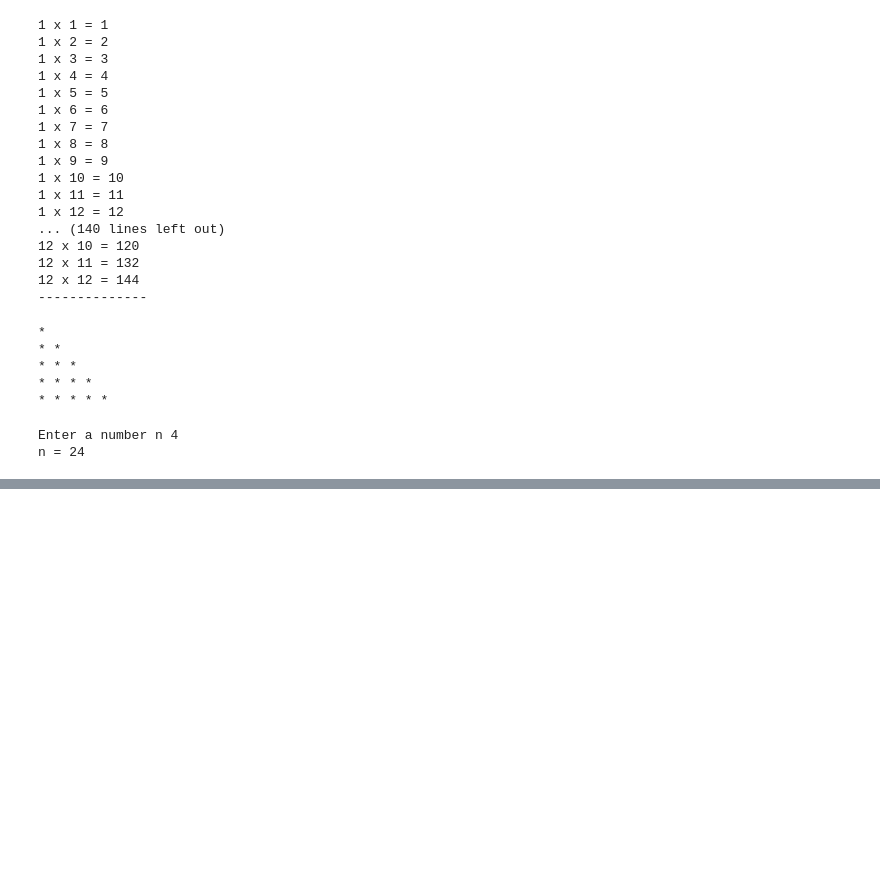
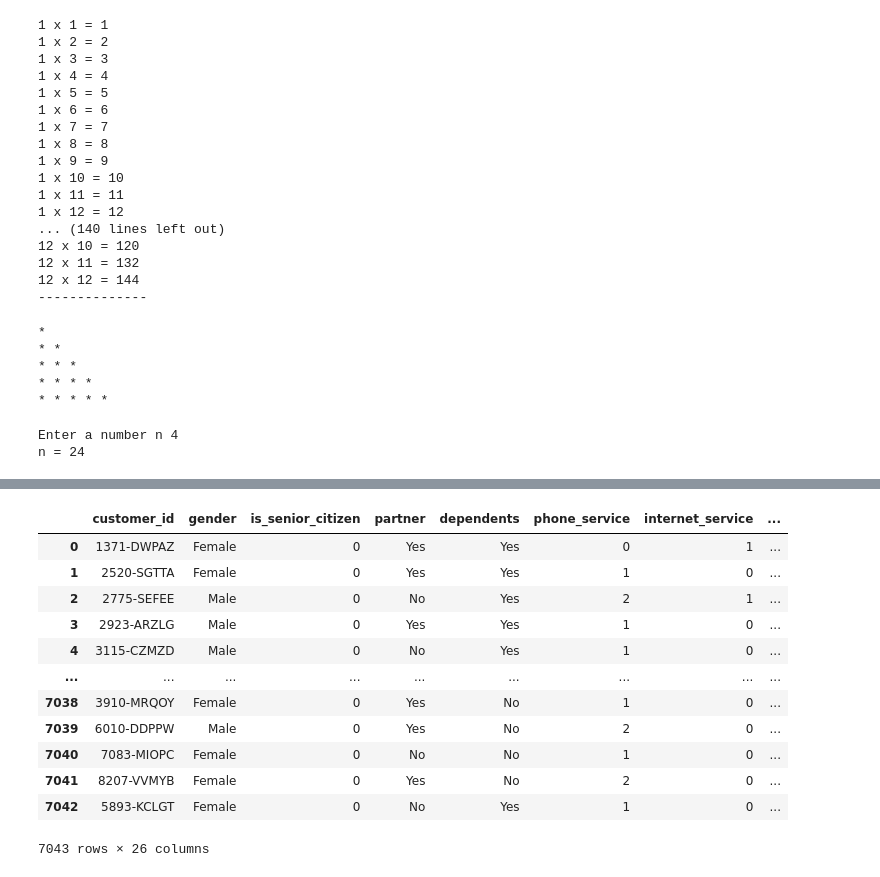
Before and after one commit to DilipBista/python-exercises, a Jupyter notebook: python_random practice_learnpython.org .ipynb, the cells around one changed output, grey strips where cells are left out. Cells and saved outputs as stored; diff of their text form; code cells hidden in the pictures; blank space fills up the shorter version.

```diff
--- a/python_random practice_learnpython.org .ipynb
+++ b/python_random practice_learnpython.org .ipynb
@@ -138,0 +172,17 @@ n = 24
+# %%
+all_data = exercise_data = pd.read_csv("/Users/dilip/Desktop/cust_data - data.csv")
+all_data
+# %% [output]
+|  | customer_id | gender | is_senior_citizen | partner | dependents | phone_service | internet_service | ... |
+| 0 | 1371-DWPAZ | Female | 0 | Yes | Yes | 0 | 1 | ... |
+| 1 | 2520-SGTTA | Female | 0 | Yes | Yes | 1 | 0 | ... |
+| 2 | 2775-SEFEE | Male | 0 | No | Yes | 2 | 1 | ... |
+| 3 | 2923-ARZLG | Male | 0 | Yes | Yes | 1 | 0 | ... |
+| 4 | 3115-CZMZD | Male | 0 | No | Yes | 1 | 0 | ... |
+| ... | ... | ... | ... | ... | ... | ... | ... | ... |
+| 7038 | 3910-MRQOY | Female | 0 | Yes | No | 1 | 0 | ... |
+| 7039 | 6010-DDPPW | Male | 0 | Yes | No | 2 | 0 | ... |
+| 7040 | 7083-MIOPC | Female | 0 | No | No | 1 | 0 | ... |
+| 7041 | 8207-VVMYB | Female | 0 | Yes | No | 2 | 0 | ... |
+| 7042 | 5893-KCLGT | Female | 0 | No | Yes | 1 | 0 | ... |
+7043 rows × 26 columns
```
Also changed, not shown: parts of 14 cells of this notebook.
